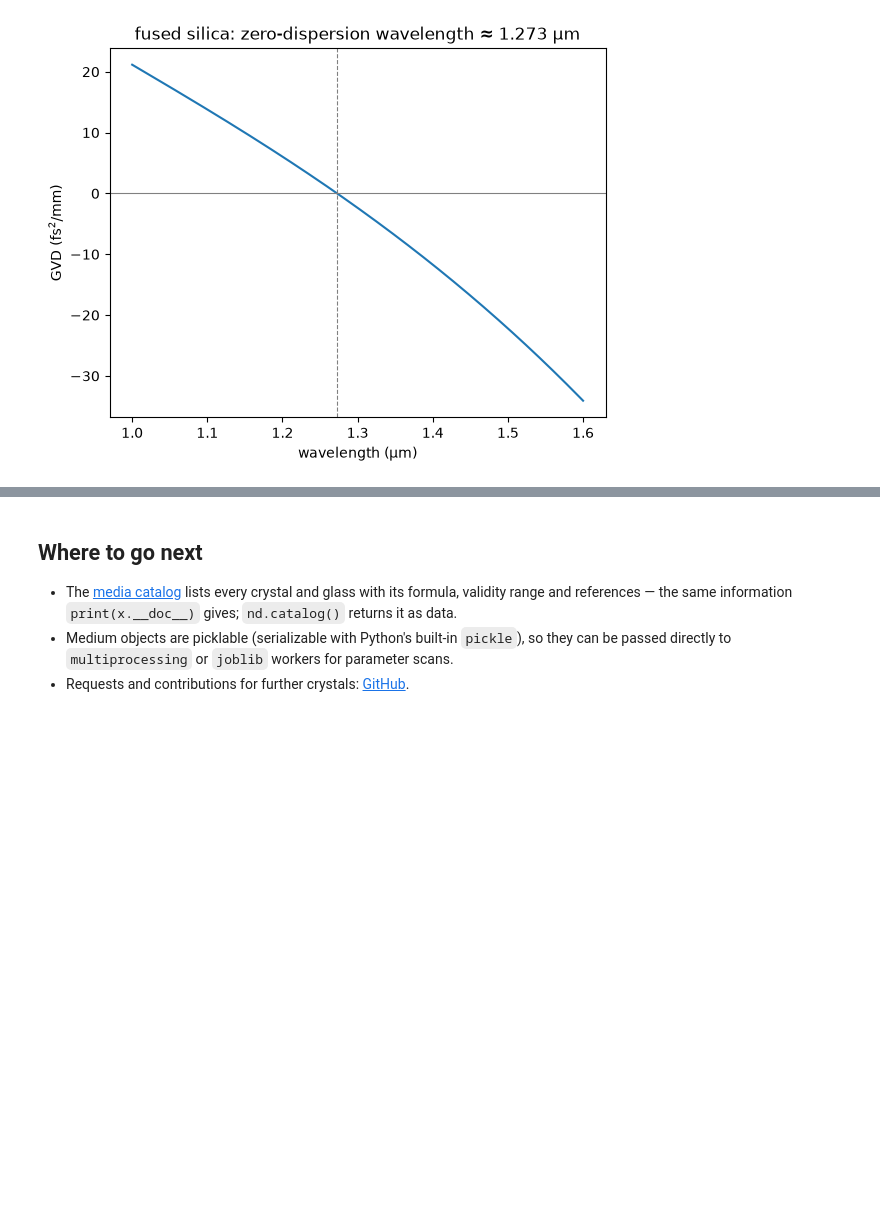
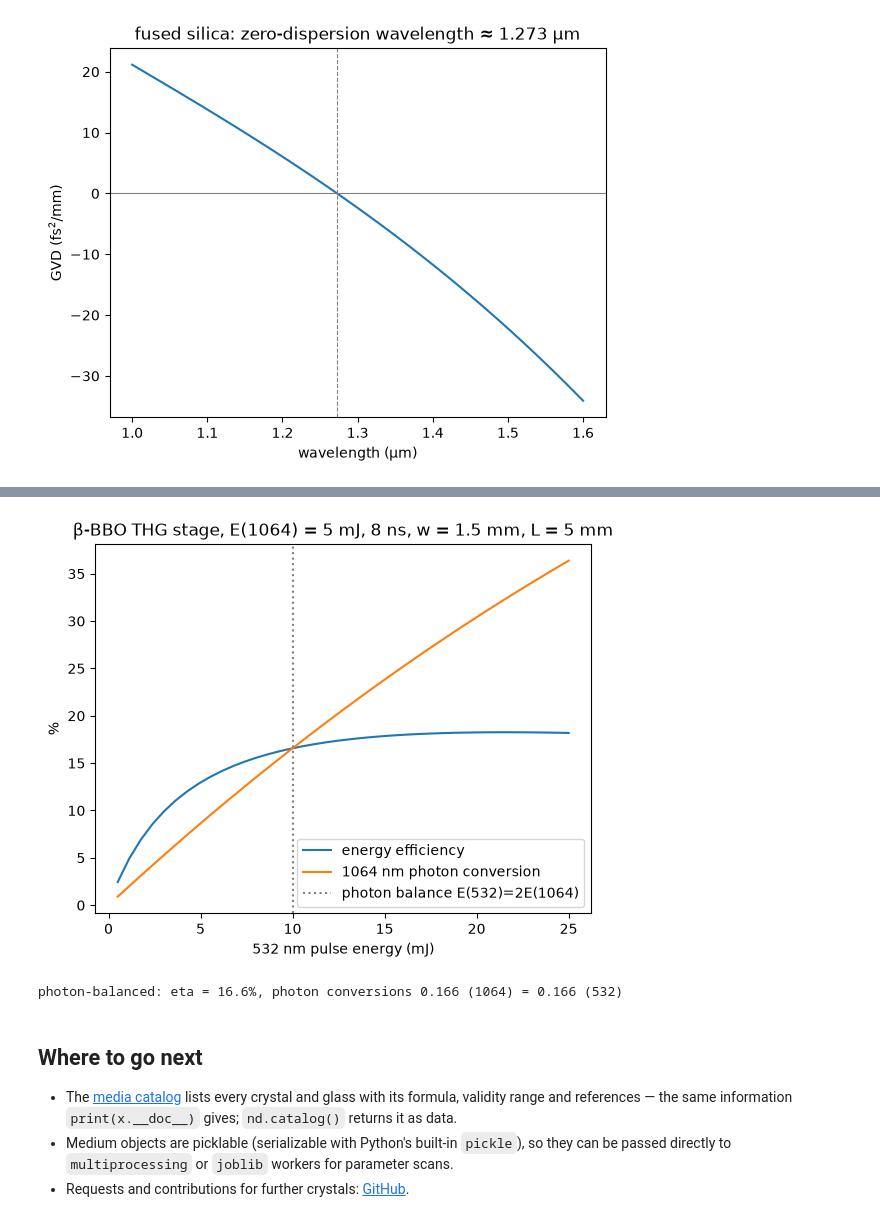
Before and after one commit to akihiko-shimura/ndispers, a Jupyter notebook: examples/basic_usage.ipynb, the cells around one changed output, grey strips where cells are left out. Cells and saved outputs as stored; diff of their text form; code cells hidden in the pictures; blank space fills up the shorter version.

```diff
--- a/examples/basic_usage.ipynb
+++ b/examples/basic_usage.ipynb
@@ -413,3 +464,32 @@ plt.show()
+# %%
+theta_thg = np.radians(
+    bbo.pmAngles_sfg(1.064, 0.532, 25, deg=True)['ooe']['theta'][0])
+E1 = 5.0    # mJ at 1064 nm, fixed
+
+E2_mJ = np.linspace(0.5, 25, 40)
+res = [bbo.eta_sfg(nd.PulsedBeam(1.064, E1 * 1e3, 1500.0, 8e6, 'o'),
+                   nd.PulsedBeam(0.532, E2 * 1e3, 1500.0, 8e6, 'o'),
+                   theta_thg, np.pi/2, 25, 'e', 5.0, details=True)
+       for E2 in E2_mJ]
+
+plt.plot(E2_mJ, [100 * r['eta'] for r in res], label="energy efficiency")
+plt.plot(E2_mJ, [100 * r['eta_photon_1'] for r in res],
+         label="1064 nm photon conversion")
+plt.axvline(2 * E1, ls=':', color='gray', label="photon balance E(532)=2E(1064)")
+plt.xlabel("532 nm pulse energy (mJ)")
+plt.ylabel("%")
+plt.title("\u03b2-BBO THG stage, E(1064) = 5 mJ, 8 ns, w = 1.5 mm, L = 5 mm")
+plt.legend()
+plt.show()
+
+r = bbo.eta_sfg(nd.PulsedBeam(1.064, 5e3, 1500.0, 8e6, 'o'),
+                nd.PulsedBeam(0.532, 10e3, 1500.0, 8e6, 'o'),
+                theta_thg, np.pi/2, 25, 'e', 5.0, details=True)
+print(f"photon-balanced: eta = {r['eta']*100:.1f}%, photon conversions "
+      f"{r['eta_photon_1']:.3f} (1064) = {r['eta_photon_2']:.3f} (532)")
+# %% [output]
+[figure, added]
+photon-balanced: eta = 16.6%, photon conversions 0.166 (1064) = 0.166 (532)
 # %% [markdown]
 ## Where to go next
 
```
Also changed, not shown: parts of 3 cells of this notebook, 1 other file.
